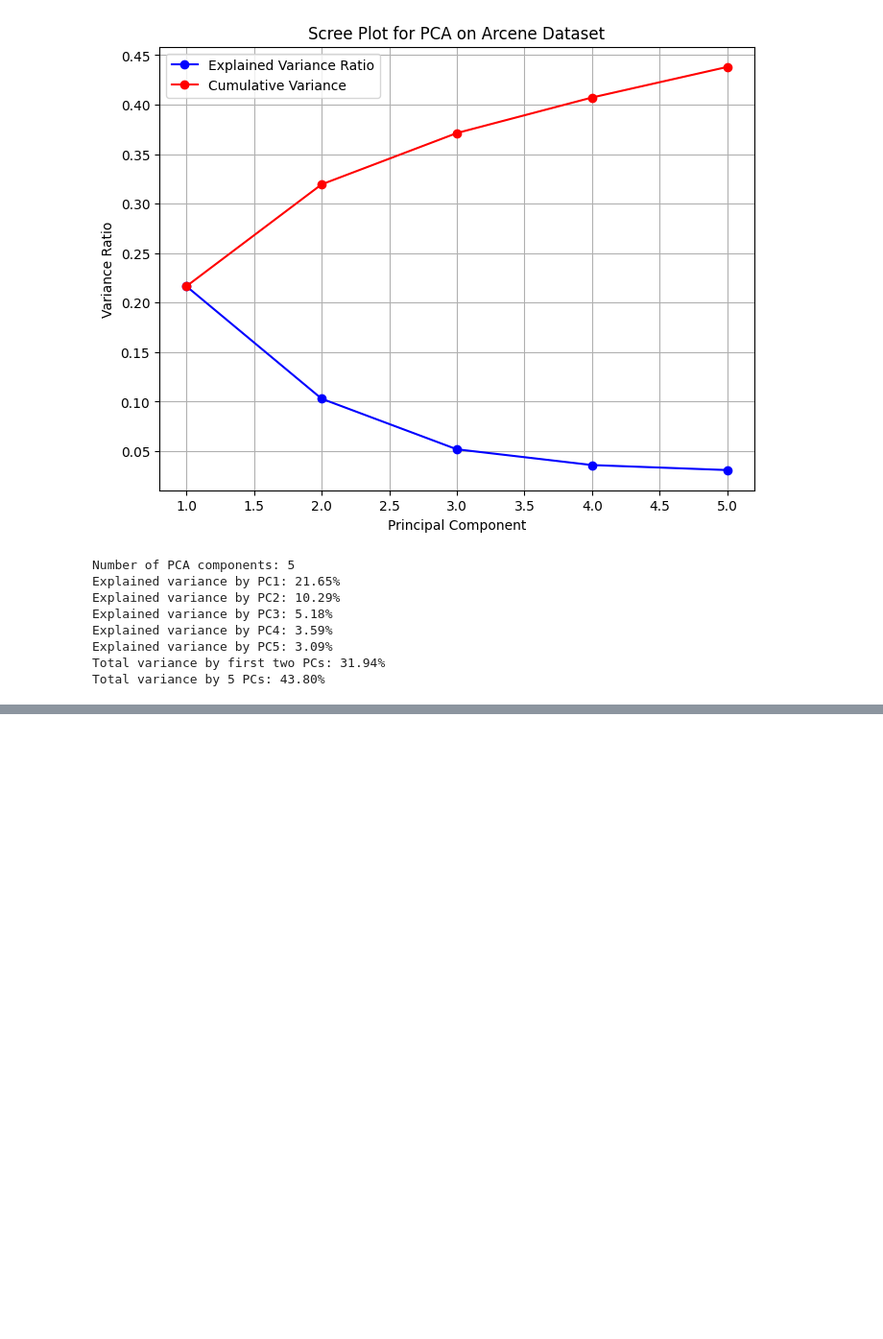
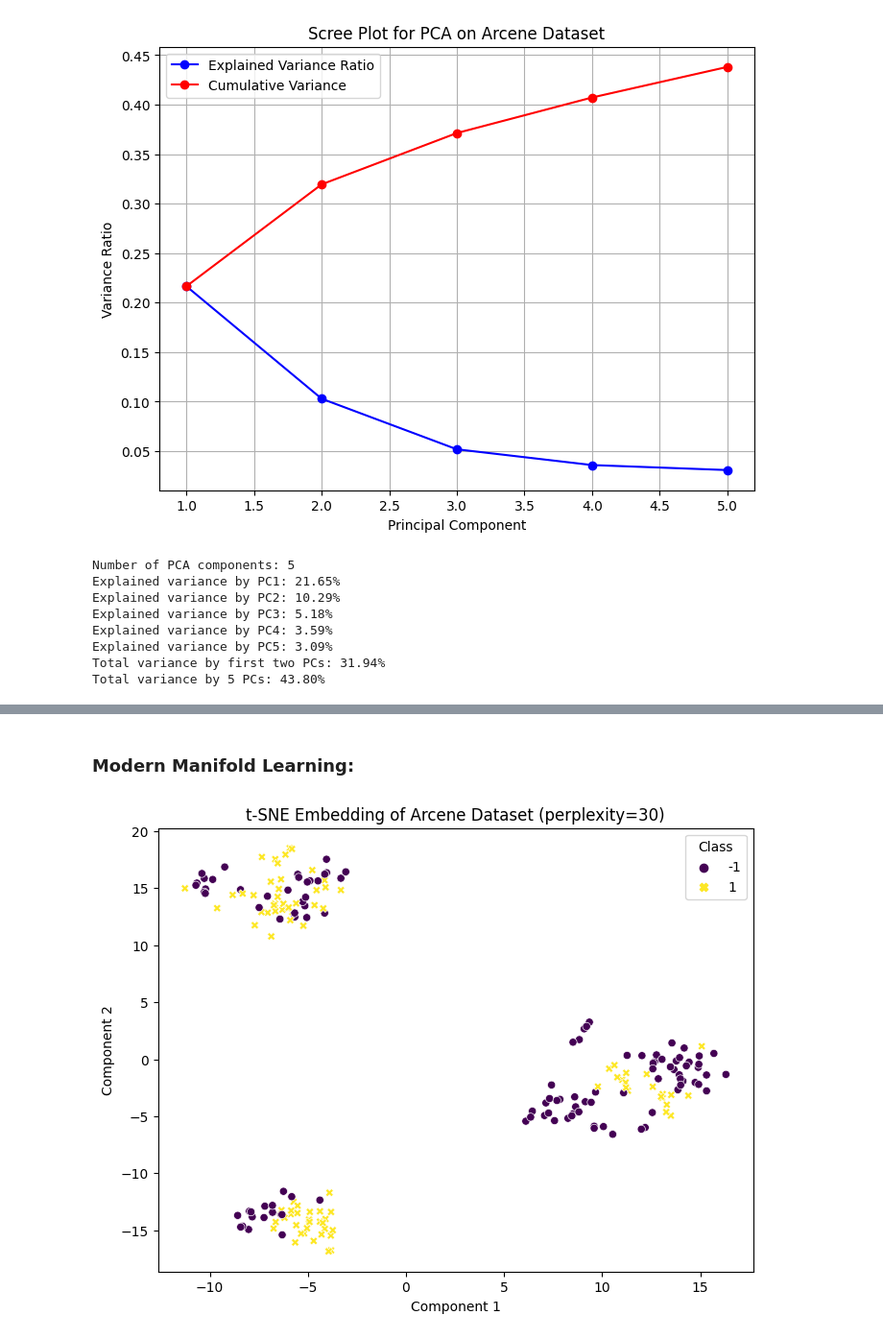
Before and after one commit to AIML427/Fahad_Ass2, a Jupyter notebook: manifold_learning.ipynb, the cells around one changed output, grey strips where cells are left out. Shown at 96% size. Cells and saved outputs as stored; diff of their text form; code cells hidden in the pictures; blank space fills up the shorter version.

```diff
--- a/manifold_learning.ipynb
+++ b/manifold_learning.ipynb
@@ -127,0 +204,34 @@ plt.close()
+# %% [markdown]
+### Modern Manifold Learning:
+# %%
+import pandas as pd
+import numpy as np
+from sklearn.preprocessing import StandardScaler
+from sklearn.manifold import TSNE
+import matplotlib.pyplot as plt
+import seaborn as sns
+
+# Set random seed for reproducibility
+np.random.seed(42)
+
+# ------------------- t-SNE PARAMETER: --------------------------
+# Editable parameters for t-SNE
+perplexity = 30  # Perplexity for t-SNE
+n_components = 2  # Number of components for t-SNE (2D embedding)
+
+# Apply t-SNE
+tsne = TSNE(n_components=n_components, perplexity=perplexity, random_state=42)
+X_tsne = tsne.fit_transform(X_scaled)
+
+# Plot: 2D scatter plot of t-SNE embedding
+plt.figure(figsize=(8, 6))
+sns.scatterplot(x=X_tsne[:, 0], y=X_tsne[:, 1], hue=y, palette='viridis', style=y)
+plt.title(f't-SNE Embedding of Arcene Dataset (perplexity={perplexity})')
+plt.xlabel('Component 1')
+plt.ylabel('Component 2')
+plt.legend(title='Class', loc='best')
+plt.savefig('tsne_plot.png', dpi=300)
+plt.show()
+plt.close()
+# %% [output]
+[figure, added]
```
Also changed, not shown: parts of 4 cells of this notebook, 3 other files.
